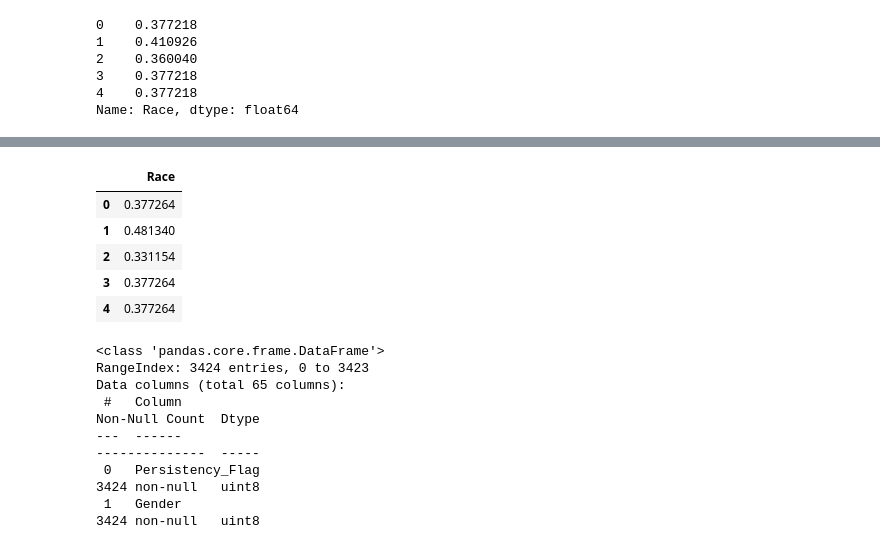
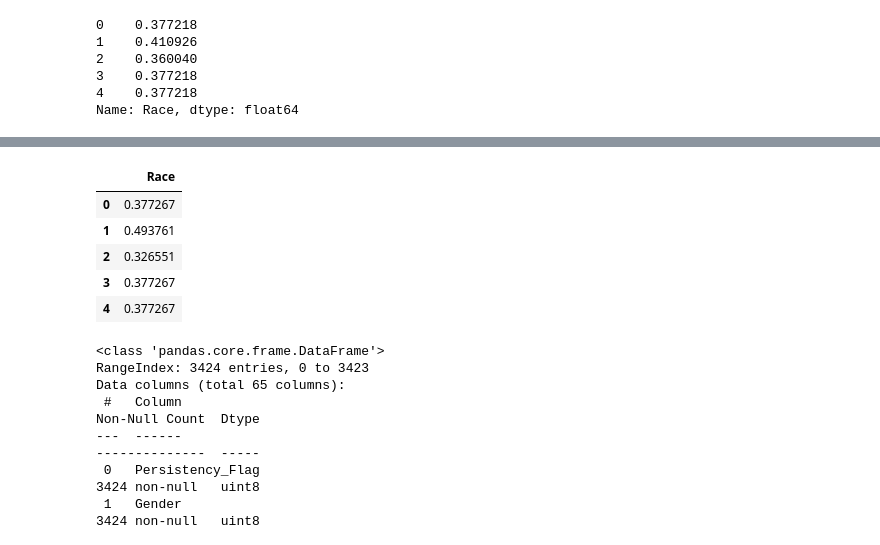
Before and after one commit to LiviaNFoster/DataGlacierFinalProject, a Jupyter notebook: FinalProject.ipynb, the cells around one changed output, grey strips where cells are left out. Drawn from its saved outputs; the diff is of its cells as text; code cells hidden in the pictures.

```diff
--- a/FinalProject.ipynb
+++ b/FinalProject.ipynb
@@ -701,6 +701,8 @@ Other/Unknown         63
 Name: Race, dtype: int64
 # %%
 df.drop(['Ethnicity'], axis=1, inplace=True)
+# %%
+df1 = df.copy()
 # %%
 df.info()
 # %% [output]
@@ -1108,6 +1135,6 @@ Name: Race, dtype: float64
 # %%
 from category_encoders import TargetEncoder
 encoder = TargetEncoder()
-race_encoded = encoder.fit_transform(df['Race'],df['Persistency_Flag'])
+race_encoded = encoder.fit_transform(df1['Race'],df1['Persistency_Flag'])
 race_encoded.head(5)
 # %% [output]
@@ -1115,9 +1141,9 @@ Warning: No categorical columns found. Calling 'transform' will only return inpu
 |  | Race |
-| 0 | 0.377264 |
-| 1 | 0.481340 |
-| 2 | 0.331154 |
-| 3 | 0.377264 |
-| 4 | 0.377264 |
+| 0 | 0.377267 |
+| 1 | 0.493761 |
+| 2 | 0.326551 |
+| 3 | 0.377267 |
+| 4 | 0.377267 |
 # %%
 df.head()
 df.info()
```
Also changed, not shown: parts of 19 cells of this notebook.
